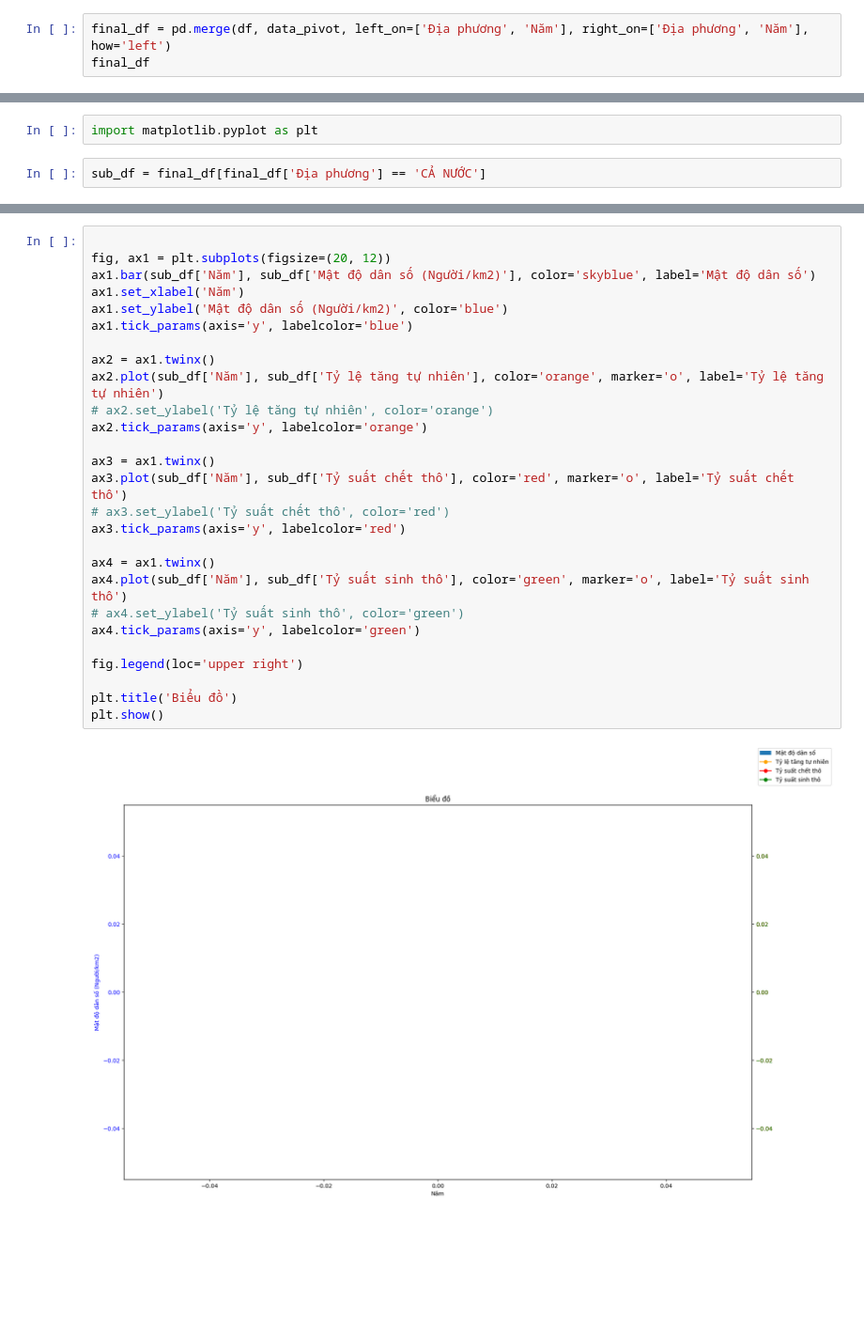
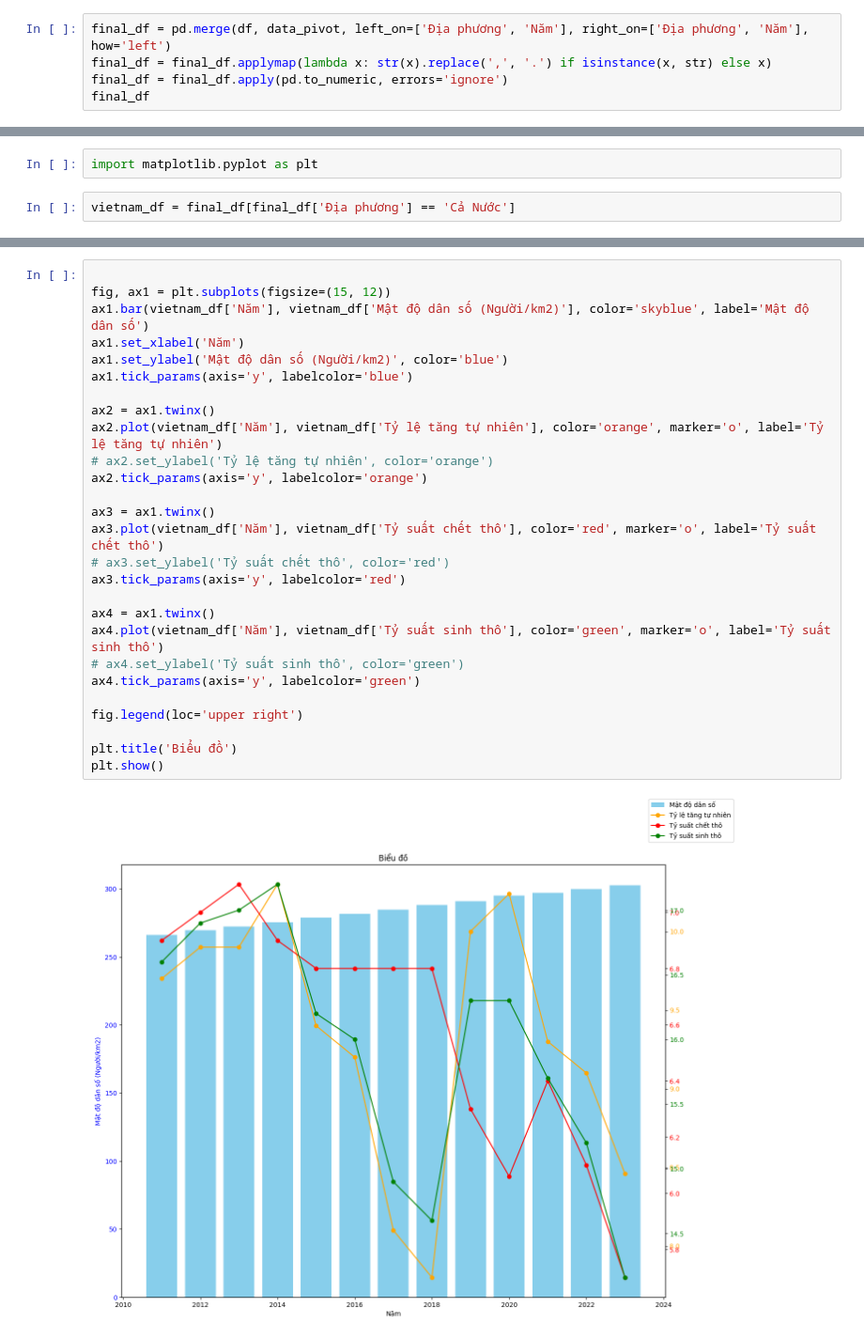
Before and after one commit to chopcolate/CSC14119-Intro2DataScience, a Jupyter notebook: Code.ipynb, the cells around one changed output, grey strips where cells are left out. Shown at 94% size. Saved outputs shown, nothing was run; the diff lists cells and outputs as text; blank space fills up the shorter version.

```diff
--- a/Code.ipynb
+++ b/Code.ipynb
@@ -124,6 +125,8 @@ df = df.applymap(lambda x: x.title() if isinstance(x, str) else x)
 data_pivot = data_pivot.applymap(lambda x: x.title() if isinstance(x, str) else x)
 # %%
 final_df = pd.merge(df, data_pivot, left_on=['Địa phương', 'Năm'], right_on=['Địa phương', 'Năm'], how='left')
+final_df = final_df.applymap(lambda x: str(x).replace(',', '.') if isinstance(x, str) else x)
+final_df = final_df.apply(pd.to_numeric, errors='ignore')
 final_df
 # %% [output]
 |  | Địa phương | Năm | Diện tích(Km2) | Dân số trung bình (Nghìn người) | Mật độ dân số (Người/km2) | Tỷ lệ tăng tự nhiên | ... |
@@ -201,5 +218,5 @@ Dataset gồm có 8 trường dữ liệu được lấy từ trang web
 # %%
 import matplotlib.pyplot as plt
 # %%
-sub_df = final_df[final_df['Địa phương'] == 'CẢ NƯỚC']
+vietnam_df = final_df[final_df['Địa phương'] == 'Cả Nước']
 # %%
@@ -210,30 +240,30 @@ dtype: object
 # %%
 
-fig, ax1 = plt.subplots(figsize=(20, 12))
-ax1.bar(sub_df['Năm'], sub_df['Mật độ dân số (Người/km2)'], color='skyblue', label='Mật độ dân số')
+fig, ax1 = plt.subplots(figsize=(15, 12))
+ax1.bar(vietnam_df['Năm'], vietnam_df['Mật độ dân số (Người/km2)'], color='skyblue', label='Mật độ dân số')
 ax1.set_xlabel('Năm')
 ax1.set_ylabel('Mật độ dân số (Người/km2)', color='blue')
 ax1.tick_params(axis='y', labelcolor='blue')
 
 ax2 = ax1.twinx()
-ax2.plot(sub_df['Năm'], sub_df['Tỷ lệ tăng tự nhiên'], color='orange', marker='o', label='Tỷ lệ tăng tự nhiên')
+ax2.plot(vietnam_df['Năm'], vietnam_df['Tỷ lệ tăng tự nhiên'], color='orange', marker='o', label='Tỷ lệ tăng tự nhiên')
 # ax2.set_ylabel('Tỷ lệ tăng tự nhiên', color='orange')
 ax2.tick_params(axis='y', labelcolor='orange')
 
 ax3 = ax1.twinx()
-ax3.plot(sub_df['Năm'], sub_df['Tỷ suất chết thô'], color='red', marker='o', label='Tỷ suất chết thô')
+ax3.plot(vietnam_df['Năm'], vietnam_df['Tỷ suất chết thô'], color='red', marker='o', label='Tỷ suất chết thô')
 # ax3.set_ylabel('Tỷ suất chết thô', color='red')
 ax3.tick_params(axis='y', labelcolor='red')
 
 ax4 = ax1.twinx()
-ax4.plot(sub_df['Năm'], sub_df['Tỷ suất sinh thô'], color='green', marker='o', label='Tỷ suất sinh thô')
+ax4.plot(vietnam_df['Năm'], vietnam_df['Tỷ suất sinh thô'], color='green', marker='o', label='Tỷ suất sinh thô')
 # ax4.set_ylabel('Tỷ suất sinh thô', color='green')
 ax4.tick_params(axis='y', labelcolor='green')
 
 fig.legend(loc='upper right')
 
 plt.title('Biểu đồ')
 plt.show()
 # %% [output]
-[figure, old version]
+[figure, new version]
 # %%
```
Also changed, not shown: parts of 32 cells of this notebook, 1 other file.
